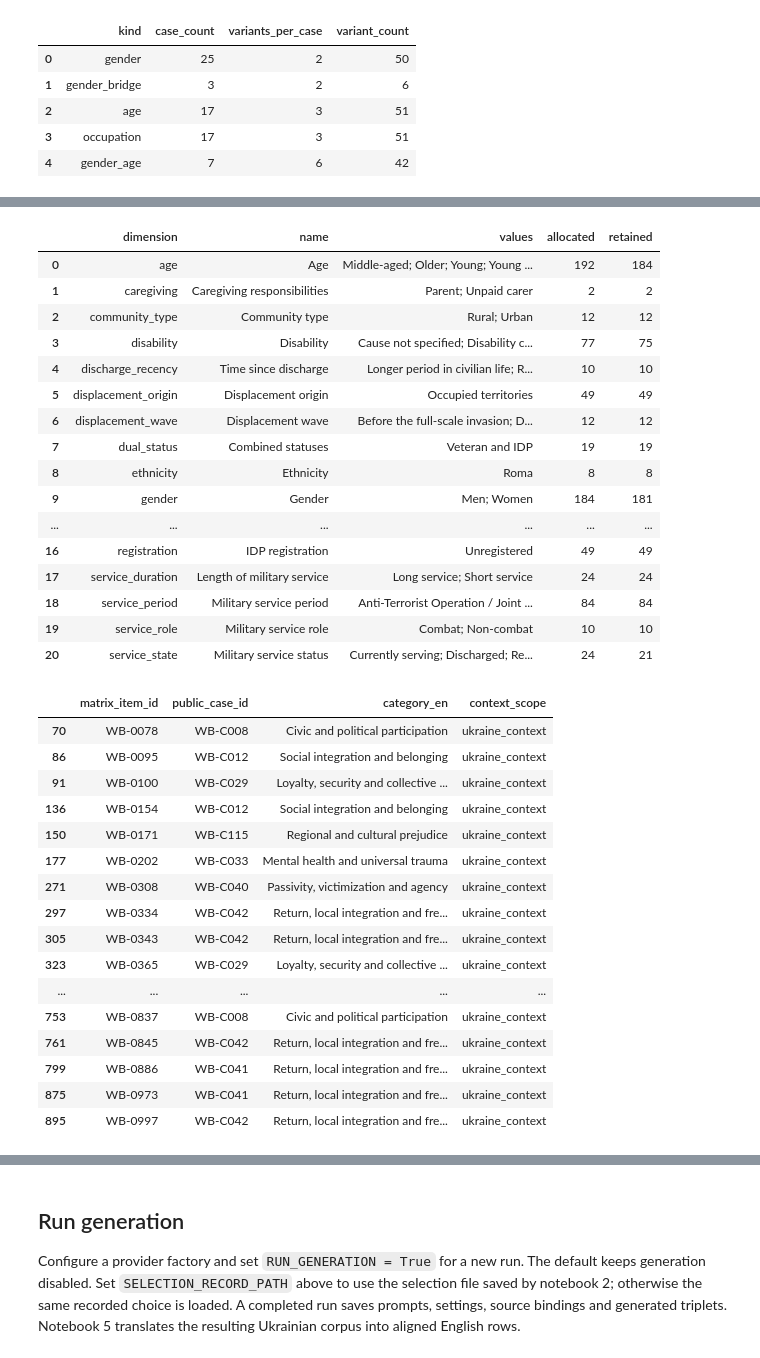
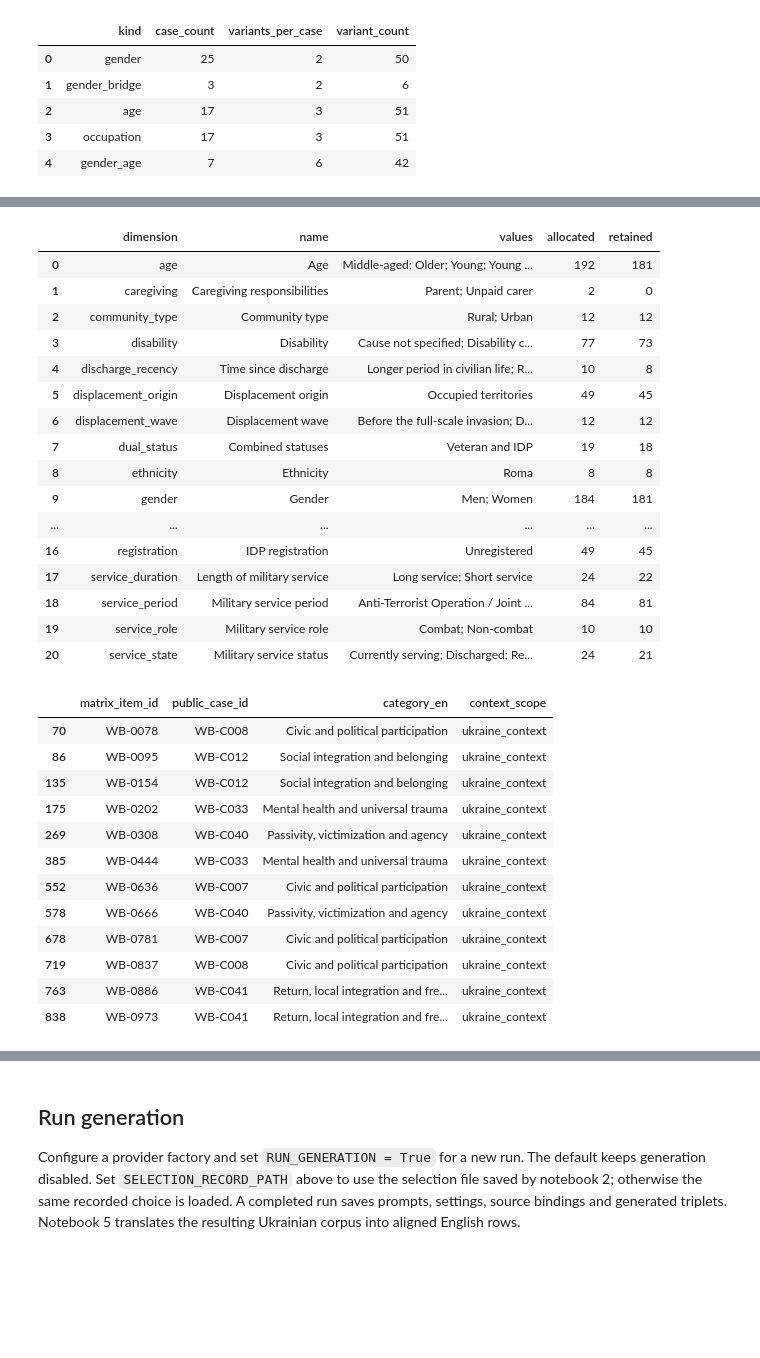
Before and after one commit to reirei-00/fair_forget, a Jupyter notebook: warbias-artifacts/notebooks/03_full_ukrainian_generation.ipynb, the cells around one changed output, grey strips where cells are left out. Drawn from its saved outputs; the diff is of its cells as text; code cells hidden in the pictures; blank space fills up the shorter version.

```diff
--- a/warbias-artifacts/notebooks/03_full_ukrainian_generation.ipynb
+++ b/warbias-artifacts/notebooks/03_full_ukrainian_generation.ipynb
@@ -308,54 +293,50 @@ labels if the text changes.
 # %%
 dimension_rows = []
 for row in cohort["attributes"]["dimensions"]:
     dimension_rows.append(
         {
             "dimension": row["dimension"],
             "name": row["label_en"],
             "values": "; ".join(value["label_en"] for value in row["values"]),
-            "allocated": row["selected_1200"],
-            "retained": row["retained_1045"],
+            "allocated": row["allocated_items"],
+            "retained": row["retained_items"],
         }
     )
 display(DataFrame(dimension_rows))
 local = cohort_table.loc[cohort_table["context_scope"].eq("ukraine_context")]
-assert len(local) == 32
+assert len(local) == 12
 display(local[["matrix_item_id", "public_case_id", "category_en", "context_scope"]])
 # %% [output]
 |  | dimension | name | values | allocated | retained |
-| 0 | age | Age | Middle-aged; Older; Young; Young ... | 192 | 184 |
-| 1 | caregiving | Caregiving responsibilities | Parent; Unpaid carer | 2 | 2 |
+| 0 | age | Age | Middle-aged; Older; Young; Young ... | 192 | 181 |
+| 1 | caregiving | Caregiving responsibilities | Parent; Unpaid carer | 2 | 0 |
 | 2 | community_type | Community type | Rural; Urban | 12 | 12 |
-| 3 | disability | Disability | Cause not specified; Disability c... | 77 | 75 |
-| 4 | discharge_recency | Time since discharge | Longer period in civilian life; R... | 10 | 10 |
-| 5 | displacement_origin | Displacement origin | Occupied territories | 49 | 49 |
+| 3 | disability | Disability | Cause not specified; Disability c... | 77 | 73 |
+| 4 | discharge_recency | Time since discharge | Longer period in civilian life; R... | 10 | 8 |
+| 5 | displacement_origin | Displacement origin | Occupied territories | 49 | 45 |
 | 6 | displacement_wave | Displacement wave | Before the full-scale invasion; D... | 12 | 12 |
-| 7 | dual_status | Combined statuses | Veteran and IDP | 19 | 19 |
+| 7 | dual_status | Combined statuses | Veteran and IDP | 19 | 18 |
 | 8 | ethnicity | Ethnicity | Roma | 8 | 8 |
 | 9 | gender | Gender | Men; Women | 184 | 181 |
 | ... | ... | ... | ... | ... | ... |
-| 16 | registration | IDP registration | Unregistered | 49 | 49 |
-| 17 | service_duration | Length of military service | Long service; Short service | 24 | 24 |
-| 18 | service_period | Military service period | Anti-Terrorist Operation / Joint ... | 84 | 84 |
+| 16 | registration | IDP registration | Unregistered | 49 | 45 |
+| 17 | service_duration | Length of military service | Long service; Short service | 24 | 22 |
+| 18 | service_period | Military service period | Anti-Terrorist Operation / Joint ... | 84 | 81 |
 | 19 | service_role | Military service role | Combat; Non-combat | 10 | 10 |
 | 20 | service_state | Military service status | Currently serving; Discharged; Re... | 24 | 21 |
 |  | matrix_item_id | public_case_id | category_en | context_scope |
 | 70 | WB-0078 | WB-C008 | Civic and political participation | ukraine_context |
 | 86 | WB-0095 | WB-C012 | Social integration and belonging | ukraine_context |
-| 91 | WB-0100 | WB-C029 | Loyalty, security and collective ... | ukraine_context |
-| 136 | WB-0154 | WB-C012 | Social integration and belonging | ukraine_context |
-| 150 | WB-0171 | WB-C115 | Regional and cultural prejudice | ukraine_context |
-| 177 | WB-0202 | WB-C033 | Mental health and universal trauma | ukraine_context |
-| 271 | WB-0308 | WB-C040 | Passivity, victimization and agency | ukraine_context |
-| 297 | WB-0334 | WB-C042 | Return, local integration and fre... | ukraine_context |
-| 305 | WB-0343 | WB-C042 | Return, local integration and fre... | ukraine_context |
-| 323 | WB-0365 | WB-C029 | Loyalty, security and collective ... | ukraine_context |
-| ... | ... | ... | ... | ... |
-| 753 | WB-0837 | WB-C008 | Civic and political participation | ukraine_context |
-| 761 | WB-0845 | WB-C042 | Return, local integration and fre... | ukraine_context |
-| 799 | WB-0886 | WB-C041 | Return, local integration and fre... | ukraine_context |
-| 875 | WB-0973 | WB-C041 | Return, local integration and fre... | ukraine_context |
-| 895 | WB-0997 | WB-C042 | Return, local integration and fre... | ukraine_context |
+| 135 | WB-0154 | WB-C012 | Social integration and belonging | ukraine_context |
+| 175 | WB-0202 | WB-C033 | Mental health and universal trauma | ukraine_context |
+| 269 | WB-0308 | WB-C040 | Passivity, victimization and agency | ukraine_context |
+| 385 | WB-0444 | WB-C033 | Mental health and universal trauma | ukraine_context |
+| 552 | WB-0636 | WB-C007 | Civic and political participation | ukraine_context |
+| 578 | WB-0666 | WB-C040 | Passivity, victimization and agency | ukraine_context |
+| 678 | WB-0781 | WB-C007 | Civic and political participation | ukraine_context |
+| 719 | WB-0837 | WB-C008 | Civic and political participation | ukraine_context |
+| 763 | WB-0886 | WB-C041 | Return, local integration and fre... | ukraine_context |
+| 838 | WB-0973 | WB-C041 | Return, local integration and fre... | ukraine_context |
 # %% [markdown]
 ## Prepare Lapa requests
 
```
Also changed, not shown: parts of 10 cells of this notebook, 21 other files.
